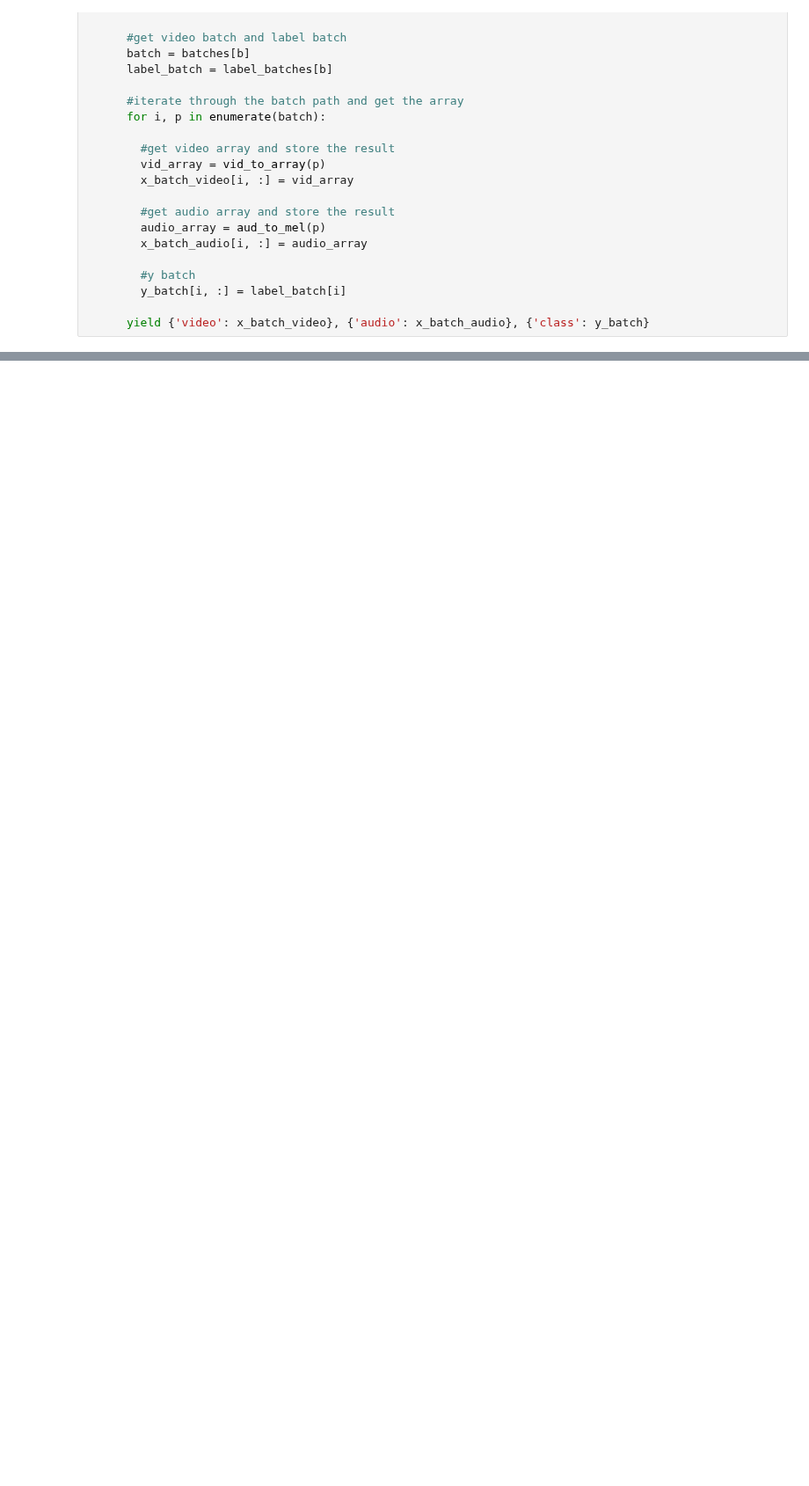
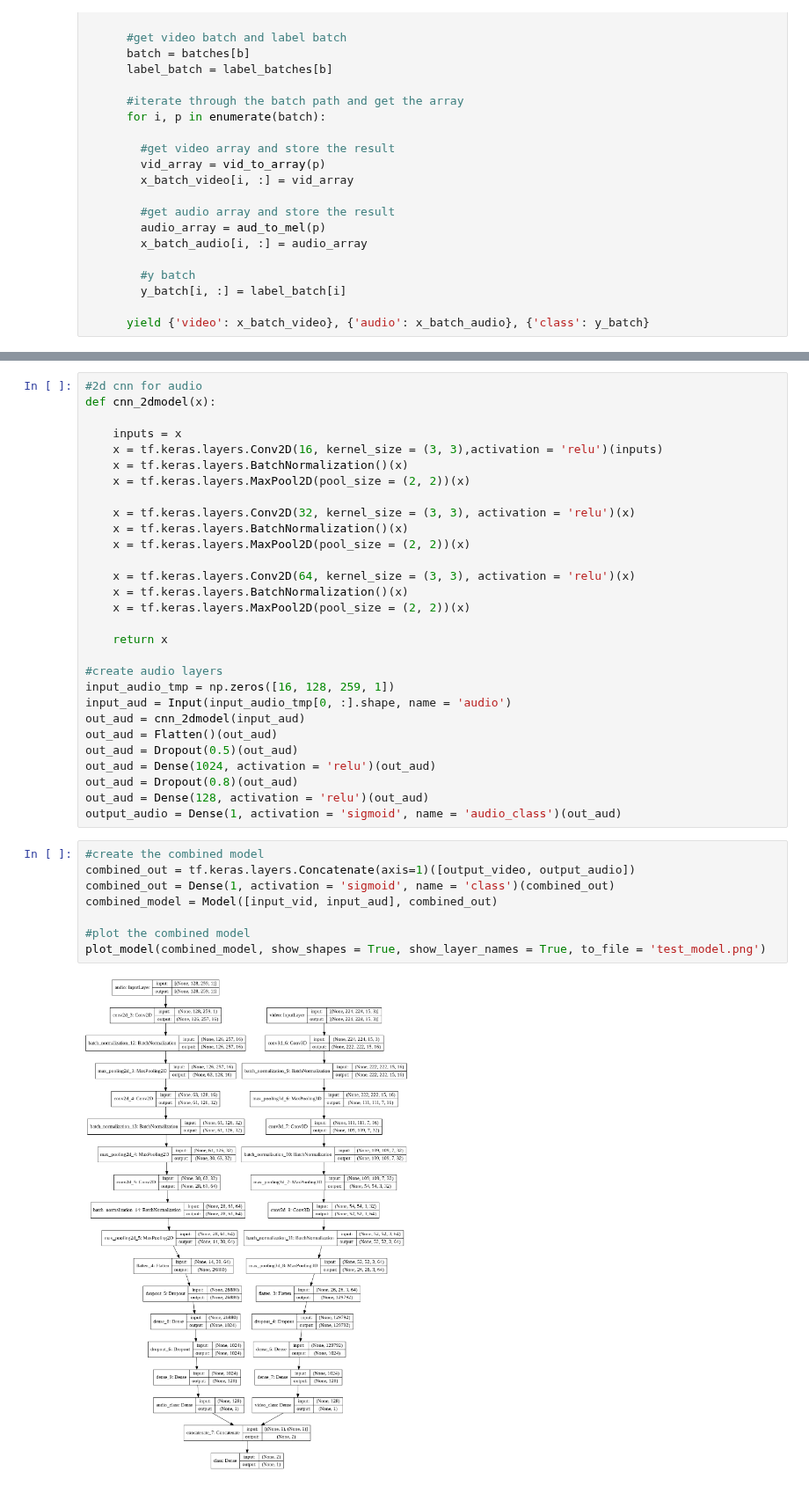
Before and after one commit to kaneelgit/msi_voxceleb, a Jupyter notebook: Multimodal_classification.ipynb, the cells around one changed output, grey strips where cells are left out. Shown at 88% size. Saved outputs shown, nothing was run; the diff lists cells and outputs as text; blank space fills up the shorter version.

```diff
--- a/Multimodal_classification.ipynb
+++ b/Multimodal_classification.ipynb
@@ -265,0 +338,39 @@ def data_generator(paths, labels, batch_size = 16):
+# %%
+#2d cnn for audio
+def cnn_2dmodel(x):
+
+    inputs = x
+    x = tf.keras.layers.Conv2D(16, kernel_size = (3, 3),activation = 'relu')(inputs)
+    x = tf.keras.layers.BatchNormalization()(x)
+    x = tf.keras.layers.MaxPool2D(pool_size = (2, 2))(x)
+
+    x = tf.keras.layers.Conv2D(32, kernel_size = (3, 3), activation = 'relu')(x)
+    x = tf.keras.layers.BatchNormalization()(x)
+    x = tf.keras.layers.MaxPool2D(pool_size = (2, 2))(x)
+
+    x = tf.keras.layers.Conv2D(64, kernel_size = (3, 3), activation = 'relu')(x)
+    x = tf.keras.layers.BatchNormalization()(x)
+    x = tf.keras.layers.MaxPool2D(pool_size = (2, 2))(x)
+
+    return x
+
+#create audio layers
+input_audio_tmp = np.zeros([16, 128, 259, 1])
+input_aud = Input(input_audio_tmp[0, :].shape, name = 'audio')
+out_aud = cnn_2dmodel(input_aud)
+out_aud = Flatten()(out_aud)
+out_aud = Dropout(0.5)(out_aud)
+out_aud = Dense(1024, activation = 'relu')(out_aud)
+out_aud = Dropout(0.8)(out_aud)
+out_aud = Dense(128, activation = 'relu')(out_aud)
+output_audio = Dense(1, activation = 'sigmoid', name = 'audio_class')(out_aud)
+# %%
+#create the combined model
+combined_out = tf.keras.layers.Concatenate(axis=1)([output_video, output_audio])
+combined_out = Dense(1, activation = 'sigmoid', name = 'class')(combined_out)
+combined_model = Model([input_vid, input_aud], combined_out)
+
+#plot the combined model
+plot_model(combined_model, show_shapes = True, show_layer_names = True, to_file = 'test_model.png')
+# %% [output]
+[figure, added]
```
Also changed, not shown: parts of 13 cells of this notebook.
